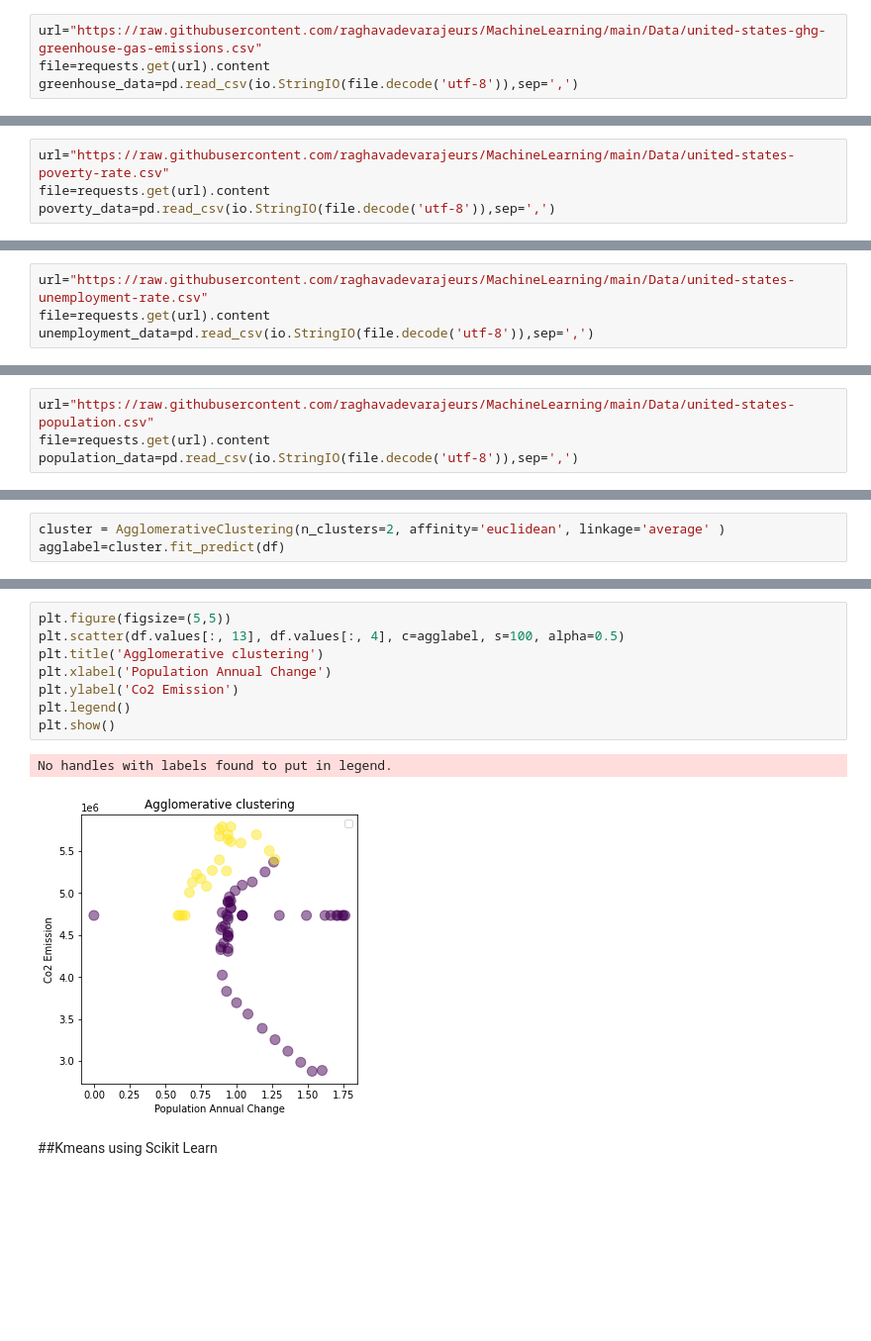
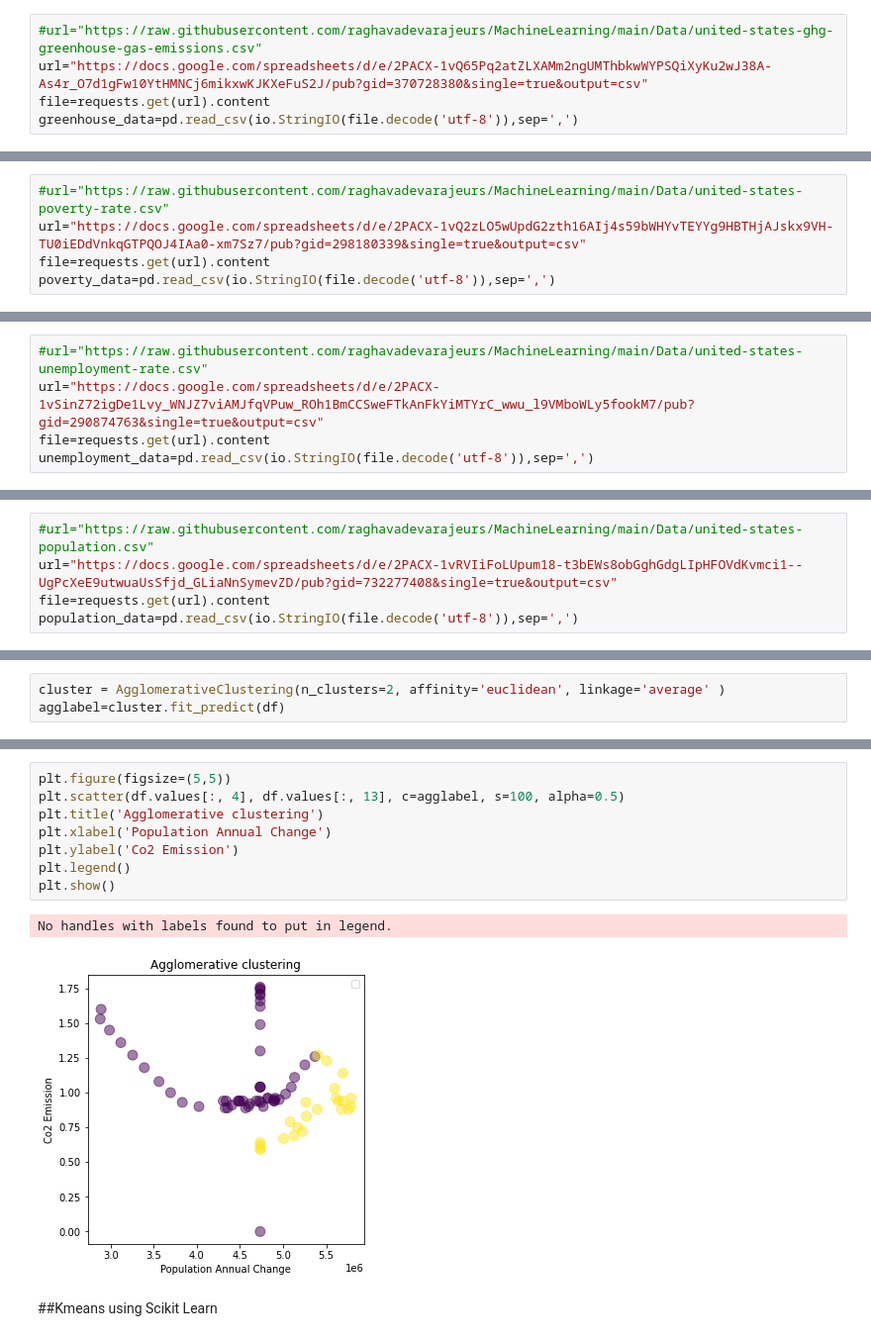
Before and after one commit to raghavadevarajeurs/MachineLearning, a Jupyter notebook: Assignment1/Machine_Learning_KMeans.ipynb, the cells around one changed output, grey strips where cells are left out. Shown at 99% size. Cells and saved outputs as stored; diff of their text form; blank space fills up the shorter version.

```diff
--- a/Assignment1/Machine_Learning_KMeans.ipynb
+++ b/Assignment1/Machine_Learning_KMeans.ipynb
@@ -108,7 +126,8 @@ co2_emissions_data.describe()
 # %% [markdown]
 ##Greenhouse Gase Emission Data
 # %%
-url="https://raw.githubusercontent.com/raghavadevarajeurs/MachineLearning/main/Data/united-states-ghg-greenhouse-gas-emissions.csv"
+#url="https://raw.githubusercontent.com/raghavadevarajeurs/MachineLearning/main/Data/united-states-ghg-greenhouse-gas-emissions.csv"
+url="https://docs.google.com/spreadsheets/d/e/2PACX-1vQ65Pq2atZLXAMm2ngUMThbkwWYPSQiXyKu2wJ38A-As4r_O7d1gFw10YtHMNCj6mikxwKJKXeFuS2J/pub?gid=370728380&single=true&output=csv"
 file=requests.get(url).content
 greenhouse_data=pd.read_csv(io.StringIO(file.decode('utf-8')),sep=',')
 # %%
@@ -126,7 +145,8 @@ greenhouse_data.describe()
 # %% [markdown]
 ##Poverty Rate Data
 # %%
-url="https://raw.githubusercontent.com/raghavadevarajeurs/MachineLearning/main/Data/united-states-poverty-rate.csv"
+#url="https://raw.githubusercontent.com/raghavadevarajeurs/MachineLearning/main/Data/united-states-poverty-rate.csv"
+url="https://docs.google.com/spreadsheets/d/e/2PACX-1vQ2zLO5wUpdG2zth16AIj4s59bWHYvTEYYg9HBTHjAJskx9VH-TU0iEDdVnkqGTPQOJ4IAa0-xm7Sz7/pub?gid=298180339&single=true&output=csv"
 file=requests.get(url).content
 poverty_data=pd.read_csv(io.StringIO(file.decode('utf-8')),sep=',')
 # %%
@@ -144,7 +164,8 @@ poverty_data.describe()
 # %% [markdown]
 ##Unemployment Rate Data
 # %%
-url="https://raw.githubusercontent.com/raghavadevarajeurs/MachineLearning/main/Data/united-states-unemployment-rate.csv"
+#url="https://raw.githubusercontent.com/raghavadevarajeurs/MachineLearning/main/Data/united-states-unemployment-rate.csv"
+url="https://docs.google.com/spreadsheets/d/e/2PACX-1vSinZ72igDe1Lvy_WNJZ7viAMJfqVPuw_ROh1BmCCSweFTkAnFkYiMTYrC_wwu_l9VMboWLy5fookM7/pub?gid=290874763&single=true&output=csv"
 file=requests.get(url).content
 unemployment_data=pd.read_csv(io.StringIO(file.decode('utf-8')),sep=',')
 # %%
@@ -162,7 +183,8 @@ unemployment_data.describe()
 # %% [markdown]
 ##Population Data
 # %%
-url="https://raw.githubusercontent.com/raghavadevarajeurs/MachineLearning/main/Data/united-states-population.csv"
+#url="https://raw.githubusercontent.com/raghavadevarajeurs/MachineLearning/main/Data/united-states-population.csv"
+url="https://docs.google.com/spreadsheets/d/e/2PACX-1vRVIiFoLUpum18-t3bEWs8obGghGdgLIpHFOVdKvmci1--UgPcXeE9utwuaUsSfjd_GLiaNnSymevZD/pub?gid=732277408&single=true&output=csv"
 file=requests.get(url).content
 population_data=pd.read_csv(io.StringIO(file.decode('utf-8')),sep=',')
 # %%
@@ -394,14 +416,14 @@ No handles with labels found to put in legend.
 # %%
 plt.figure(figsize=(5,5))
-plt.scatter(df.values[:, 13], df.values[:, 4], c=agglabel, s=100, alpha=0.5)
+plt.scatter(df.values[:, 4], df.values[:, 13], c=agglabel, s=100, alpha=0.5)
 plt.title('Agglomerative clustering')
 plt.xlabel('Population Annual Change')
 plt.ylabel('Co2 Emission')
 plt.legend()
 plt.show()
 # %% [output]
 No handles with labels found to put in legend.
-[figure, old version]
+[figure, new version]
 # %% [markdown]
 ##Kmeans using Scikit Learn
 # %%
```
Also changed, not shown: parts of 20 cells of this notebook.
